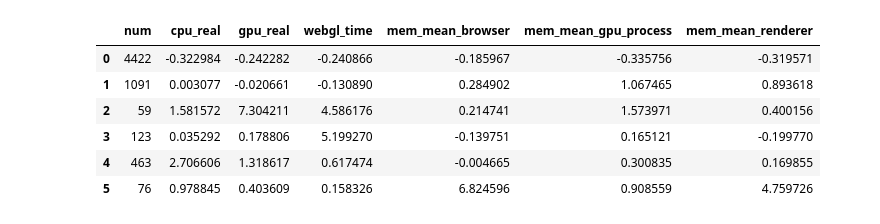
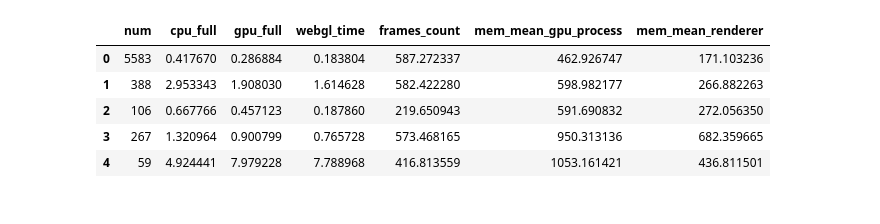
Before and after one commit to yudshj/WebGL-Empirical-Study-new, a Jupyter notebook: 4-2.WWW/performance/2_analyze.ipynb, the cells around one changed output. Cells and saved outputs as stored; diff of their text form; code cells hidden in the pictures.

```diff
--- a/4-2.WWW/performance/2_analyze.ipynb
+++ b/4-2.WWW/performance/2_analyze.ipynb
@@ -7,5 +8,5 @@ from sklearn.preprocessing import StandardScaler
 import matplotlib.pyplot as plt
 import numpy as np
 # %%
-df = pd.read_pickle('./output/df.pkl.zstd', compression='zstd')
+df = pd.read_pickle('./output/df_performance-win-0924.pkl.zstd', compression='zstd')
 # %%
@@ -47,0 +51,6 @@ df_webgl
+# %%
+wrong_index = (df_webgl['frames_count'] > 700) | (df_webgl['webgl_time'] > 10.5)
+assert(len(df_webgl[wrong_index]) < 5)
+tmp = df_webgl[wrong_index]
+df_webgl = df_webgl[~wrong_index]
+tmp
@@ -62,0 +79,2 @@ df_webgl[df_webgl.webgl_time > 10]
+# %%
+df_webgl_array = df_webgl.iloc[:, 1:-1]
@@ -63,2 +88,2 @@ df_webgl[df_webgl.webgl_time > 10]
 # %%
-df_webgl_array = df_webgl[['cpu_real', 'gpu_real', 'webgl_time', 'mem_mean_browser', 'mem_mean_gpu_process', 'mem_mean_renderer']]
+df_webgl_array = df_webgl_array[['cpu_full', 'gpu_full', 'webgl_time', 'frames_count', 'mem_mean_gpu_process', 'mem_mean_renderer']]
@@ -120,21 +138,20 @@ array([3607.54807554, 2787.37708433, 2921.82502752, 1239.91093406,
 # %%
-N = 6
+N = 5
 km = KMeans(n_clusters=N, n_init='auto', random_state=42).fit(df_webgl_array_scaled)
 center = km.cluster_centers_
 real_center = scaler.inverse_transform(center)
 # real_center_0_1 = (center - center.min(axis=0)) / (center.max(axis=0) - center.min(axis=0))
 labels = km.labels_
 num = pd.Series(labels).value_counts().sort_index().astype(str)
-r = pd.concat([num, pd.DataFrame(center)], axis=1)
+r = pd.concat([num, pd.DataFrame(real_center)], axis=1)
 r.columns = ['num'] + list(df_webgl_array.columns)
 r
 # %% [output]
-|  | num | cpu_real | gpu_real | webgl_time | mem_mean_browser | mem_mean_gpu_process | mem_mean_renderer |
-| 0 | 4422 | -0.322984 | -0.242282 | -0.240866 | -0.185967 | -0.335756 | -0.319571 |
-| 1 | 1091 | 0.003077 | -0.020661 | -0.130890 | 0.284902 | 1.067465 | 0.893618 |
-| 2 | 59 | 1.581572 | 7.304211 | 4.586176 | 0.214741 | 1.573971 | 0.400156 |
-| 3 | 123 | 0.035292 | 0.178806 | 5.199270 | -0.139751 | 0.165121 | -0.199770 |
-| 4 | 463 | 2.706606 | 1.318617 | 0.617474 | -0.004665 | 0.300835 | 0.169855 |
-| 5 | 76 | 0.978845 | 0.403609 | 0.158326 | 6.824596 | 0.908559 | 4.759726 |
+|  | num | cpu_full | gpu_full | webgl_time | frames_count | mem_mean_gpu_process | mem_mean_renderer |
+| 0 | 5583 | 0.417670 | 0.286884 | 0.183804 | 587.272337 | 462.926747 | 171.103236 |
+| 1 | 388 | 2.953343 | 1.908030 | 1.614628 | 582.422280 | 598.982177 | 266.882263 |
+| 2 | 106 | 0.667766 | 0.457123 | 0.187860 | 219.650943 | 591.690832 | 272.056350 |
+| 3 | 267 | 1.320964 | 0.900799 | 0.765728 | 573.468165 | 950.313136 | 682.359665 |
+| 4 | 59 | 4.924441 | 7.979228 | 7.788968 | 416.813559 | 1053.161421 | 436.811501 |
 # %%
 plt.figure(figsize=(8, 8))
```
Also changed, not shown: parts of 26 cells of this notebook, 7 other files.
